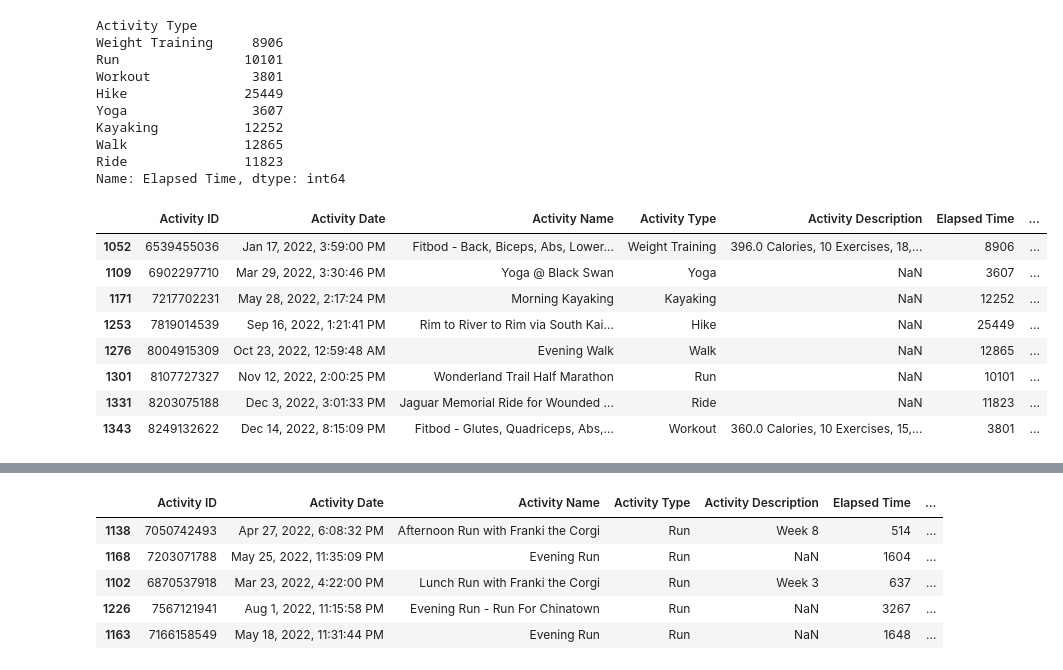
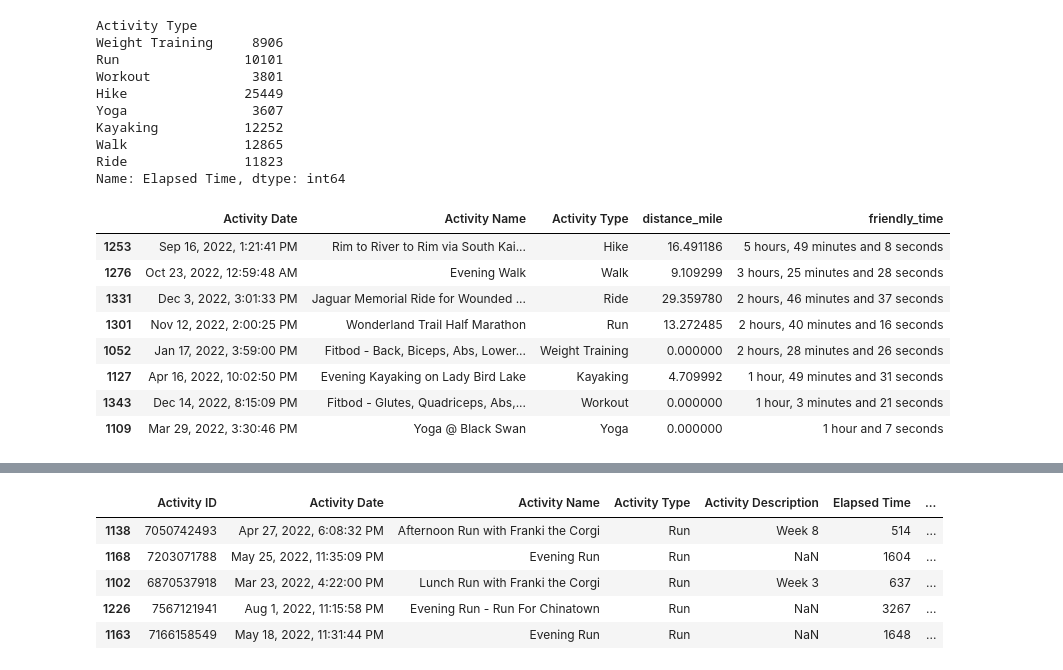
Before and after one commit to dazhaoniel/strava-recap-2022, a Jupyter notebook: strava2022.ipynb, the cells around one changed output, grey strips where cells are left out. Saved outputs shown, nothing was run; the diff lists cells and outputs as text; code cells hidden in the pictures.

```diff
--- a/strava2022.ipynb
+++ b/strava2022.ipynb
@@ -25,3 +22,6 @@ df['activity_date'] = pd.to_datetime(df['Activity Date'], infer_datetime_format=
+# %%
+# preprocessing - removing html tags from columns
+df.columns = df.columns.str.replace(r'<[^<>]*>', '', regex=True)
 # %%
 cols = df.columns.values.tolist()
 for k, v in enumerate(cols):
@@ -47,4 +46,0 @@ for k, v in enumerate(cols):
-# %%
-# df.drop([43, 84])
-# drop not meaningful columns
-df = df.drop(df.iloc[:, 43:84],axis = 1)
@@ -62,6 +48,18 @@ df.head()
 # select date range in 2022
 mask = (df['activity_date'] > '2022-01-01') & (df['activity_date'] <= '2022-12-31')
 df = df.loc[mask]
+# %%
+# converting date from string to datetime
+df['activity_date'] = pd.to_datetime(df['Activity Date'], infer_datetime_format=True)
+
+# converting from metric to imperial units for American context
+# convert Distance column from default (km) to miles
+df = df.astype({'Distance':'float'})
+df['distance_mile'] = df['Distance'] * 0.621371
+
+# convert Elevation Gain from meter to feet
+df = df.astype({'Elevation Gain':'float'})
+df['elevation_gain_ft'] = df['Elevation Gain'] * 3.28084
 # %%
 df
 # %% [output]
@@ -159,18 +154,19 @@ Walk               12865
 Ride               11823
 Name: Elapsed Time, dtype: int64
 # %%
-# what are the longest activities based on time
-# also need to convert time to hours and minutes,  raw data is in seconds
-df['friendly_time'] = df['Elapsed Time'].apply(lambda x: format_timespan(x))
-idx = df.groupby(['Activity Type'])['Elapsed Time'].transform(max) == df['Elapsed Time']
-df[idx]
+# what are the longest activities based on time and category
+# convert moving time to hours and minutes,  raw data is in seconds
+df['friendly_time'] = df['Moving Time'].apply(lambda x: format_timespan(x))
+idx = df.groupby(['Activity Type'])['Moving Time'].transform(max) == df['Moving Time']
+df[idx][['Activity Date', 'Activity Name', 'Activity Type', 'distance_mile', 'friendly_time']] \
+        .sort_values(['friendly_time'], ascending=False)
 # %% [output]
-|  | Activity ID | Activity Date | Activity Name | Activity Type | Activity Description | Elapsed Time | ... |
-| 1052 | 6539455036 | Jan 17, 2022, 3:59:00 PM | Fitbod - Back, Biceps, Abs, Lower... | Weight Training | 396.0 Calories, 10 Exercises, 18,... | 8906 | ... |
-| 1109 | 6902297710 | Mar 29, 2022, 3:30:46 PM | Yoga @ Black Swan | Yoga | NaN | 3607 | ... |
-| 1171 | 7217702231 | May 28, 2022, 2:17:24 PM | Morning Kayaking | Kayaking | NaN | 12252 | ... |
-| 1253 | 7819014539 | Sep 16, 2022, 1:21:41 PM | Rim to River to Rim via South Kai... | Hike | NaN | 25449 | ... |
-| 1276 | 8004915309 | Oct 23, 2022, 12:59:48 AM | Evening Walk | Walk | NaN | 12865 | ... |
-| 1301 | 8107727327 | Nov 12, 2022, 2:00:25 PM | Wonderland Trail Half Marathon | Run | NaN | 10101 | ... |
-| 1331 | 8203075188 | Dec 3, 2022, 3:01:33 PM | Jaguar Memorial Ride for Wounded ... | Ride | NaN | 11823 | ... |
-| 1343 | 8249132622 | Dec 14, 2022, 8:15:09 PM | Fitbod - Glutes, Quadriceps, Abs,... | Workout | 360.0 Calories, 10 Exercises, 15,... | 3801 | ... |
+|  | Activity Date | Activity Name | Activity Type | distance_mile | friendly_time |
+| 1253 | Sep 16, 2022, 1:21:41 PM | Rim to River to Rim via South Kai... | Hike | 16.491186 | 5 hours, 49 minutes and 8 seconds |
+| 1276 | Oct 23, 2022, 12:59:48 AM | Evening Walk | Walk | 9.109299 | 3 hours, 25 minutes and 28 seconds |
+| 1331 | Dec 3, 2022, 3:01:33 PM | Jaguar Memorial Ride for Wounded ... | Ride | 29.359780 | 2 hours, 46 minutes and 37 seconds |
+| 1301 | Nov 12, 2022, 2:00:25 PM | Wonderland Trail Half Marathon | Run | 13.272485 | 2 hours, 40 minutes and 16 seconds |
+| 1052 | Jan 17, 2022, 3:59:00 PM | Fitbod - Back, Biceps, Abs, Lower... | Weight Training | 0.000000 | 2 hours, 28 minutes and 26 seconds |
+| 1127 | Apr 16, 2022, 10:02:50 PM | Evening Kayaking on Lady Bird Lake | Kayaking | 4.709992 | 1 hour, 49 minutes and 31 seconds |
+| 1343 | Dec 14, 2022, 8:15:09 PM | Fitbod - Glutes, Quadriceps, Abs,... | Workout | 0.000000 | 1 hour, 3 minutes and 21 seconds |
+| 1109 | Mar 29, 2022, 3:30:46 PM | Yoga @ Black Swan | Yoga | 0.000000 | 1 hour and 7 seconds |
```
Also changed, not shown: parts of 14 cells of this notebook.
